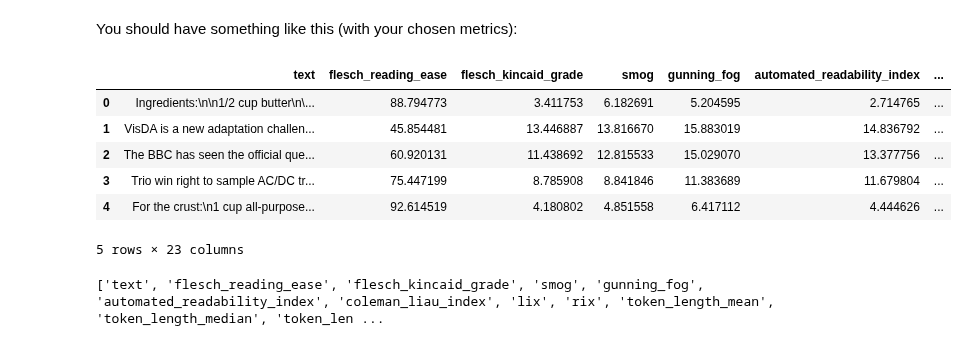
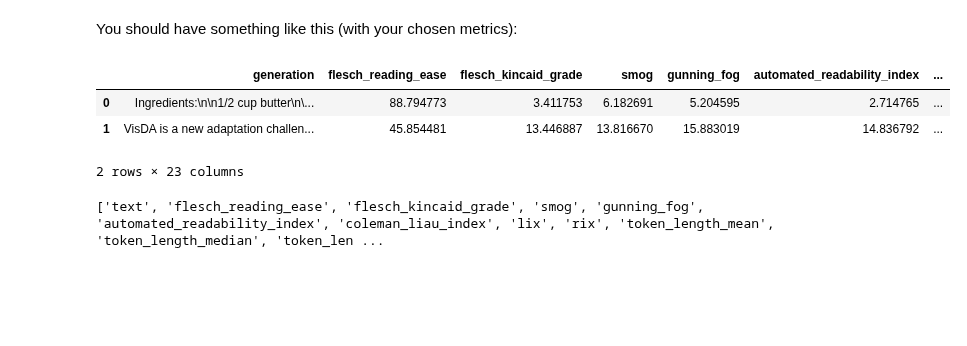
Before and after one commit to MinaAlmasi/nlp-at-cogsci, a Jupyter notebook: book/class2/003_classify_metrics.ipynb, the cells around one changed output. Drawn from its saved outputs; the diff is of its cells as text; code cells hidden in the pictures; blank space fills up the shorter version.

Commit message:
minor text edits

```diff
--- a/book/class2/003_classify_metrics.ipynb
+++ b/book/class2/003_classify_metrics.ipynb
@@ -174,15 +172,12 @@ val_metrics_df = td.extract_df(
 # %% [markdown]
 You should have something like this (with your chosen metrics):
 # %%
-train_metrics_df.head()
+train_metrics_df.head(2)
 # %% [output]
-|  | text | flesch_reading_ease | flesch_kincaid_grade | smog | gunning_fog | automated_readability_index | ... |
+|  | generation | flesch_reading_ease | flesch_kincaid_grade | smog | gunning_fog | automated_readability_index | ... |
 | 0 | Ingredients:\n\n1/2 cup butter\n\... | 88.794773 | 3.411753 | 6.182691 | 5.204595 | 2.714765 | ... |
 | 1 | VisDA is a new adaptation challen... | 45.854481 | 13.446887 | 13.816670 | 15.883019 | 14.836792 | ... |
-| 2 | The BBC has seen the official que... | 60.920131 | 11.438692 | 12.815533 | 15.029070 | 13.377756 | ... |
-| 3 | Trio win right to sample AC/DC tr... | 75.447199 | 8.785908 | 8.841846 | 11.383689 | 11.679804 | ... |
-| 4 | For the crust:\n1 cup all-purpose... | 92.614519 | 4.180802 | 4.851558 | 6.417112 | 4.444626 | ... |
-5 rows × 23 columns
+2 rows × 23 columns
 # %%
 print(train_metrics_df.columns.tolist())
 # %% [output]
```
Also changed, not shown: parts of 5 cells of this notebook, 1 other file.
